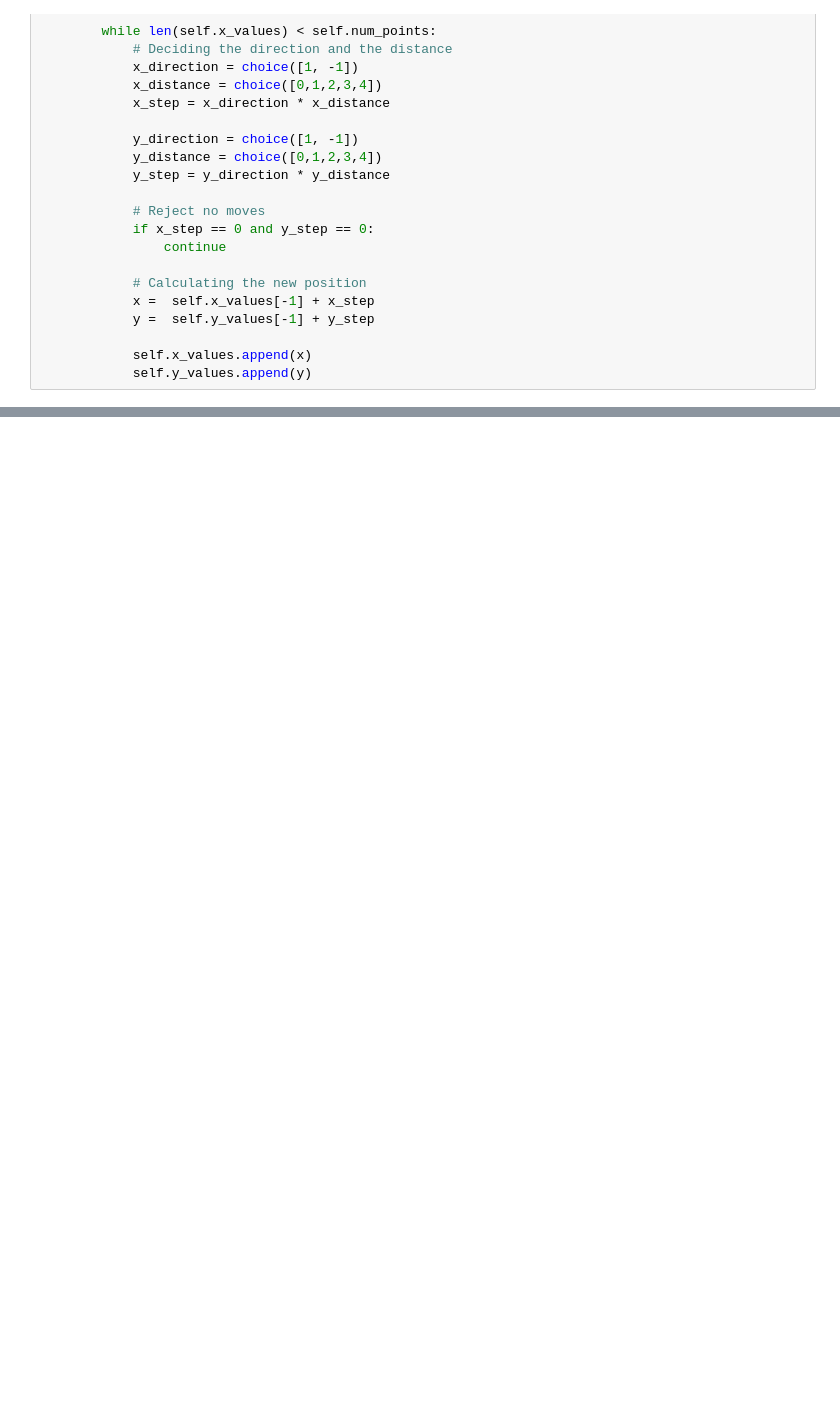
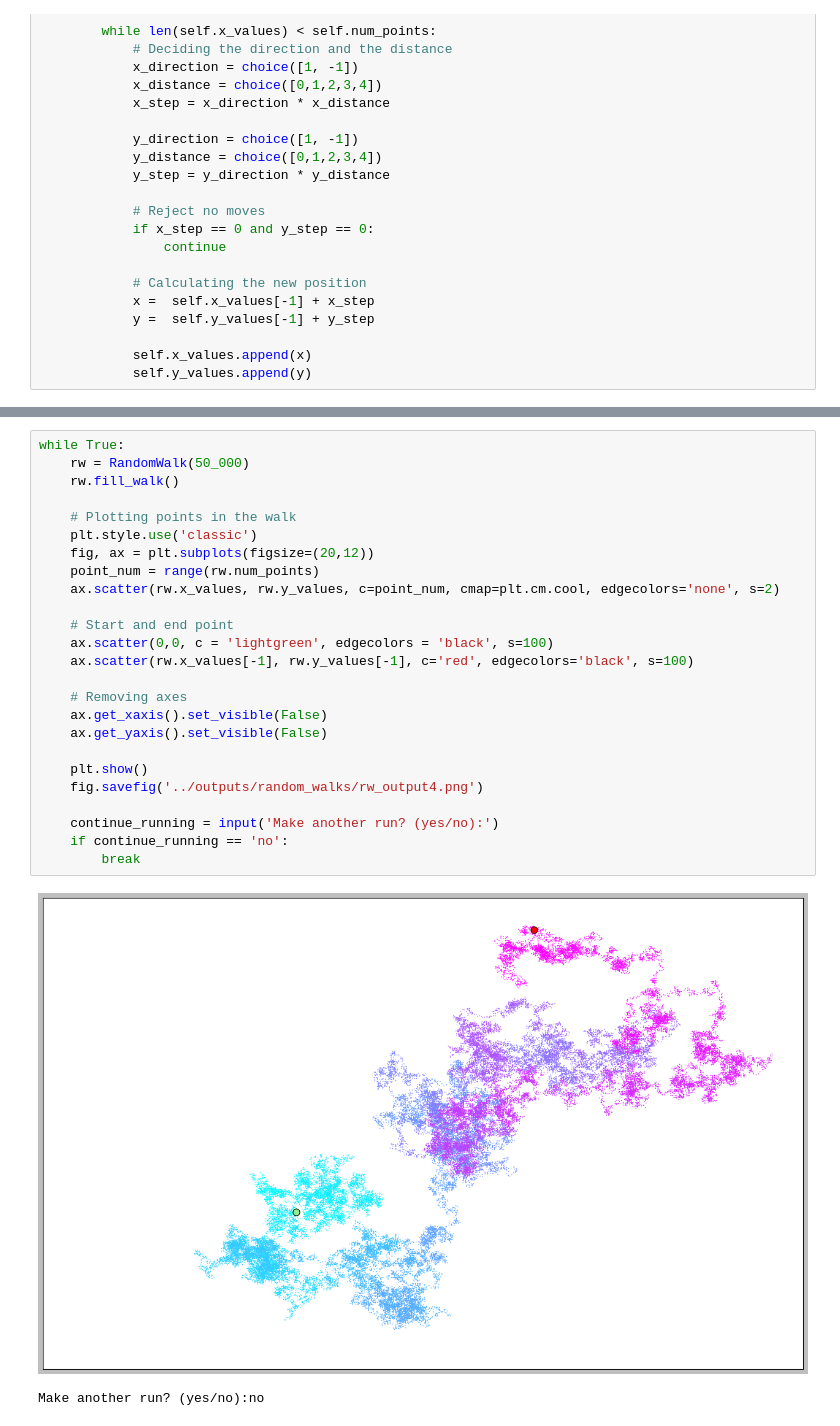
Before and after one commit to RaulMaya/Data-Visualization, a Jupyter notebook: notebooks/random_walks_visual.ipynb, the cells around one changed output, grey strips where cells are left out. Saved outputs shown, nothing was run; the diff lists cells and outputs as text; blank space fills up the shorter version.

Commit message:
Random walk visualization done

```diff
--- a/notebooks/random_walks_visual.ipynb
+++ b/notebooks/random_walks_visual.ipynb
@@ -97,0 +90,28 @@ Make another run? (yes/no):no
+# %%
+while True:
+    rw = RandomWalk(50_000)
+    rw.fill_walk()
+
+    # Plotting points in the walk
+    plt.style.use('classic')
+    fig, ax = plt.subplots(figsize=(20,12))
+    point_num = range(rw.num_points)
+    ax.scatter(rw.x_values, rw.y_values, c=point_num, cmap=plt.cm.cool, edgecolors='none', s=2)
+
+    # Start and end point
+    ax.scatter(0,0, c = 'lightgreen', edgecolors = 'black', s=100)
+    ax.scatter(rw.x_values[-1], rw.y_values[-1], c='red', edgecolors='black', s=100)
+
+    # Removing axes
+    ax.get_xaxis().set_visible(False)
+    ax.get_yaxis().set_visible(False)
+
+    plt.show()
+    fig.savefig('../outputs/random_walks/rw_output4.png')
+
+    continue_running = input('Make another run? (yes/no):')
+    if continue_running == 'no':
+        break
+# %% [output]
+[figure, added]
+Make another run? (yes/no):no
```
Also changed, not shown: parts of 3 cells of this notebook, 5 other files.
